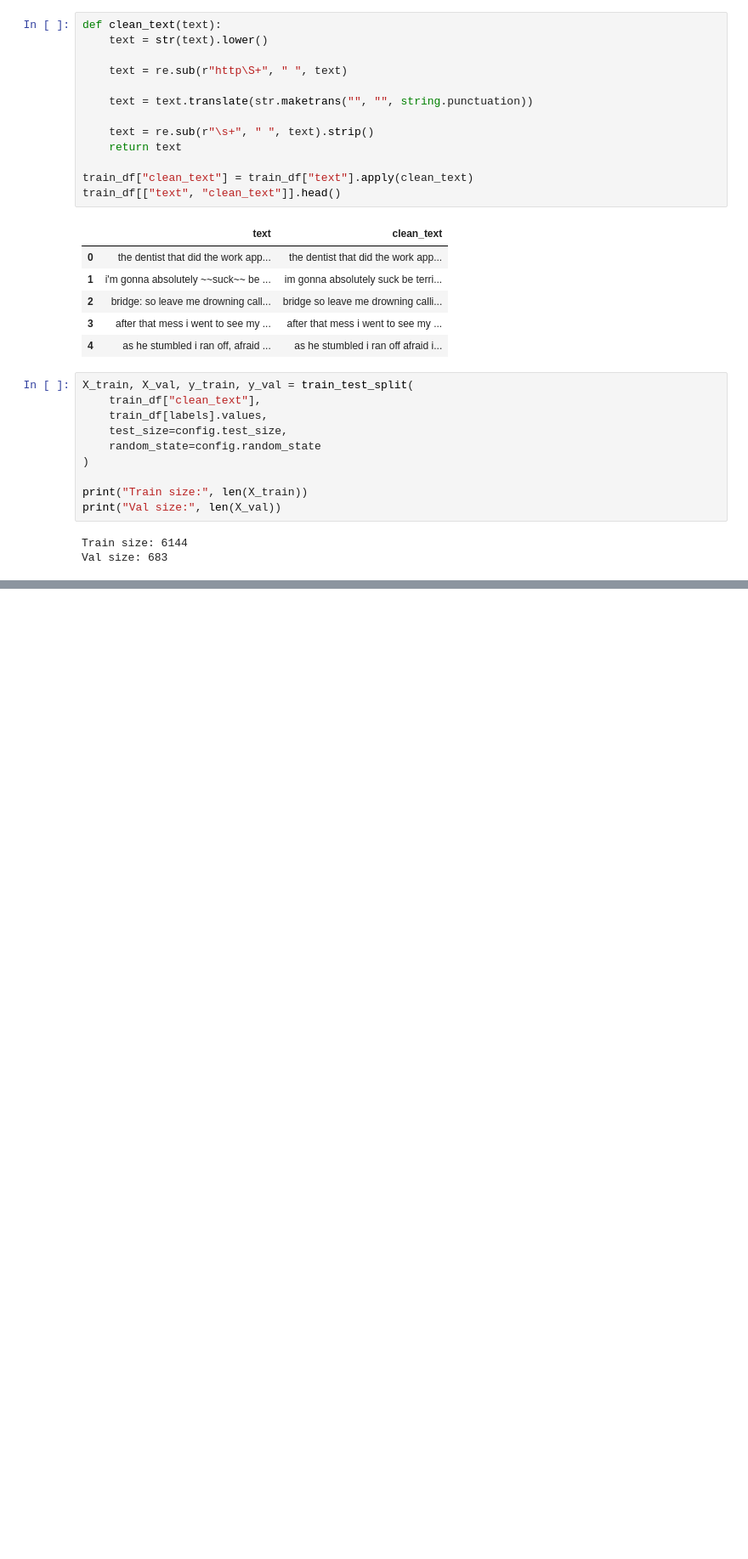
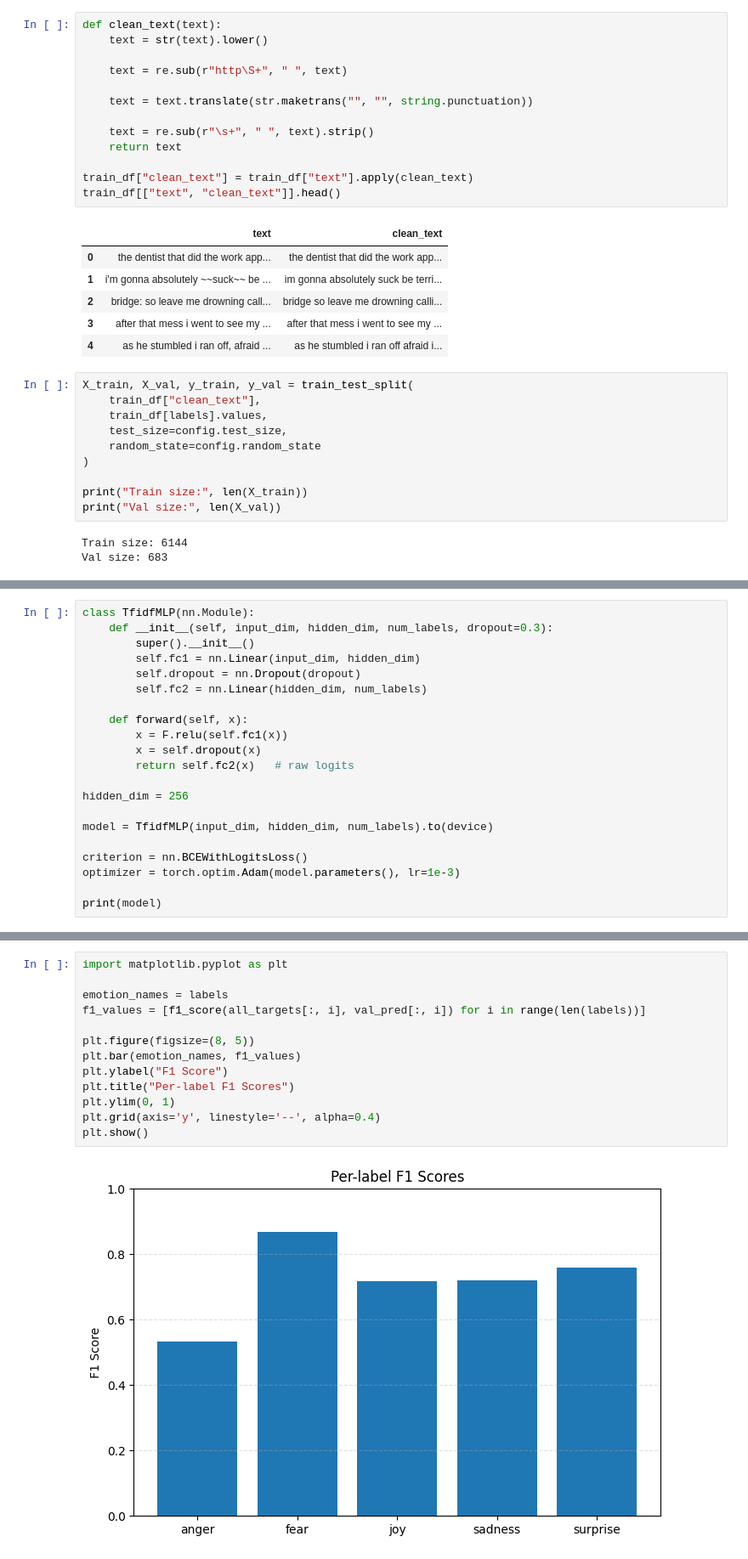
Before and after one commit to 22f3000982/DL_genai_project, a Jupyter notebook: notebooks/model1_scratch_tfidf_logreg.ipynb, the cells around one changed output, grey strips where cells are left out. Shown at 85% size. Drawn from its saved outputs; the diff is of its cells as text; blank space fills up the shorter version.

Commit message:
model_1 updated

```diff
--- a/notebooks/model1_scratch_tfidf_logreg.ipynb
+++ b/notebooks/model1_scratch_tfidf_logreg.ipynb
@@ -196,0 +155,21 @@ Find logs at: ./wandb/run-20251126_124533-0egfyftx/logs
+# %%
+class TfidfMLP(nn.Module):
+    def __init__(self, input_dim, hidden_dim, num_labels, dropout=0.3):
+        super().__init__()
+        self.fc1 = nn.Linear(input_dim, hidden_dim)
+        self.dropout = nn.Dropout(dropout)
+        self.fc2 = nn.Linear(hidden_dim, num_labels)
+
+    def forward(self, x):
+        x = F.relu(self.fc1(x))
+        x = self.dropout(x)
+        return self.fc2(x)   # raw logits
+
+hidden_dim = 256
+
+model = TfidfMLP(input_dim, hidden_dim, num_labels).to(device)
+
+criterion = nn.BCEWithLogitsLoss()
+optimizer = torch.optim.Adam(model.parameters(), lr=1e-3)
+
+print(model)
@@ -196,0 +274,15 @@ Find logs at: ./wandb/run-20251126_124533-0egfyftx/logs
+# %%
+import matplotlib.pyplot as plt
+
+emotion_names = labels
+f1_values = [f1_score(all_targets[:, i], val_pred[:, i]) for i in range(len(labels))]
+
+plt.figure(figsize=(8, 5))
+plt.bar(emotion_names, f1_values)
+plt.ylabel("F1 Score")
+plt.title("Per-label F1 Scores")
+plt.ylim(0, 1)
+plt.grid(axis='y', linestyle='--', alpha=0.4)
+plt.show()
+# %% [output]
+[figure, added]
```
Also changed, not shown: parts of 7 cells of this notebook.
